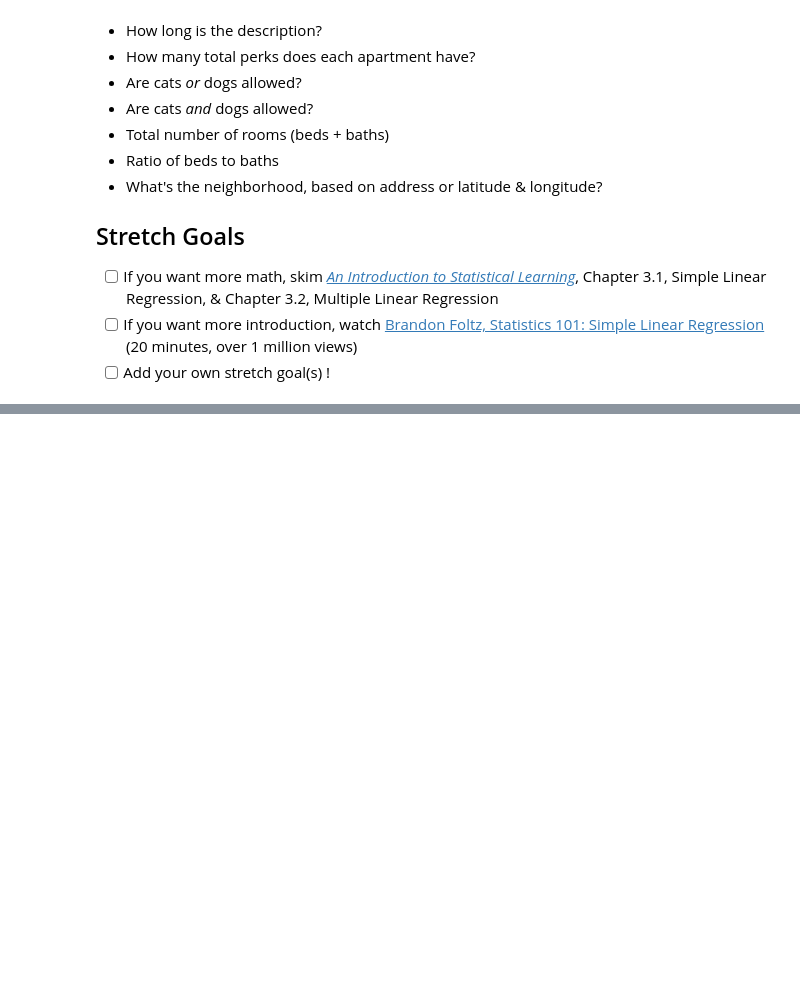
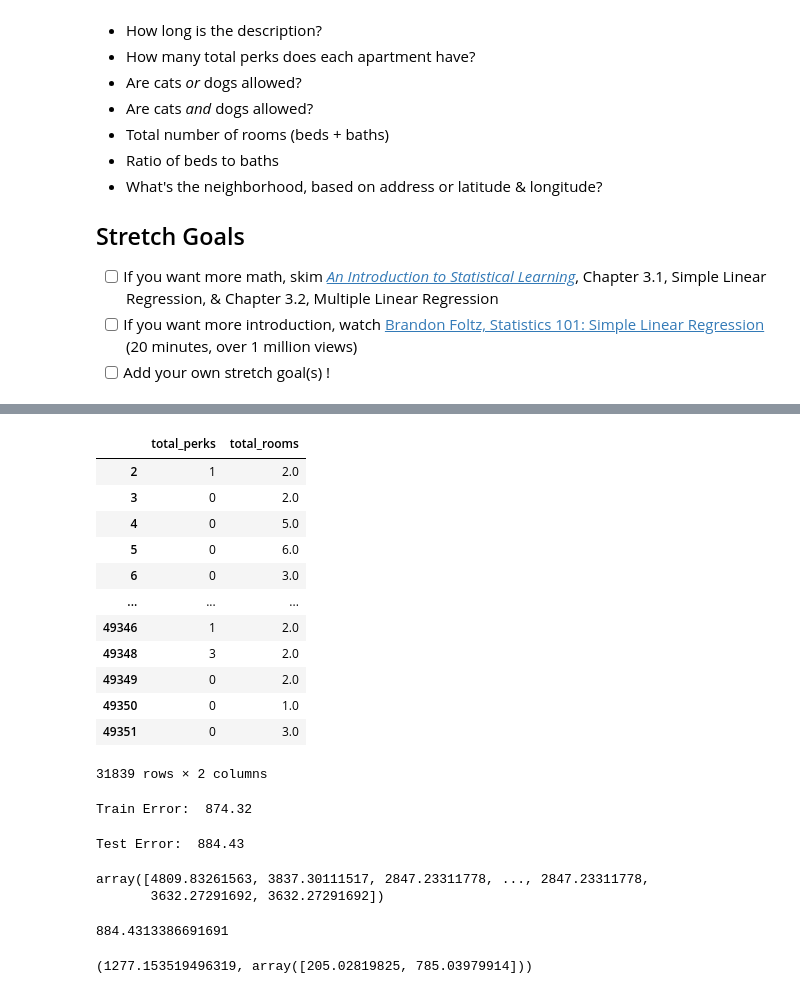
Before and after one commit to kbee181756/DS-Unit-2-Linear-Models, a Jupyter notebook: Keino_current_3_13_Copy_of_LS_DS_212_assignment.ipynb, the cells around one changed output, grey strips where cells are left out. Drawn from its saved outputs; the diff is of its cells as text; code cells hidden in the pictures; blank space fills up the shorter version.

```diff
--- a/Keino_current_3_13_Copy_of_LS_DS_212_assignment.ipynb
+++ b/Keino_current_3_13_Copy_of_LS_DS_212_assignment.ipynb
@@ -128,0 +248,6 @@ NameError: ignored
+# %%
+df['total_rooms'] = df['bedrooms'] + df['bathrooms']
+df['pproom'] = df['price'] / df['total_rooms']
+# %%
+train_2 = df[df['created'] < '2016-05-31']
+test_2 = df[df['created'] > '2016-05-31']
@@ -128,0 +280,2 @@ NameError: ignored
+# %%
+features = ['total_perks', 'total_rooms']
@@ -128,0 +288,45 @@ NameError: ignored
+# %%
+train_2 = train_2[features]
+test_2 = test_2[features]
+# %%
+train_2
+# %% [output]
+|  | total_perks | total_rooms |
+| 2 | 1 | 2.0 |
+| 3 | 0 | 2.0 |
+| 4 | 0 | 5.0 |
+| 5 | 0 | 6.0 |
+| 6 | 0 | 3.0 |
+| ... | ... | ... |
+| 49346 | 1 | 2.0 |
+| 49348 | 3 | 2.0 |
+| 49349 | 0 | 2.0 |
+| 49350 | 0 | 1.0 |
+| 49351 | 0 | 3.0 |
+31839 rows × 2 columns
+# %%
+model.fit(train_2, y_train)
+y_pred = model.predict(train_2)
+mae = mean_absolute_error(y_train, y_pred)
+print(f'Train Error: {mae: .2f}')
+# %% [output]
+Train Error:  874.32
+# %%
+y_pred = model.predict(test_2)
+mae = mean_absolute_error(y_test, y_pred)
+print(f'Test Error: {mae: .2f}')
+# %% [output]
+Test Error:  884.43
+# %%
+y_pred
+# %% [output]
+array([4809.83261563, 3837.30111517, 2847.23311778, ..., 2847.23311778,
+       3632.27291692, 3632.27291692])
+# %%
+mae
+# %% [output]
+884.4313386691691
+# %%
+model.intercept_, model.coef_
+# %% [output]
+(1277.153519496319, array([205.02819825, 785.03979914]))
```
Also changed, not shown: parts of 32 cells of this notebook.
